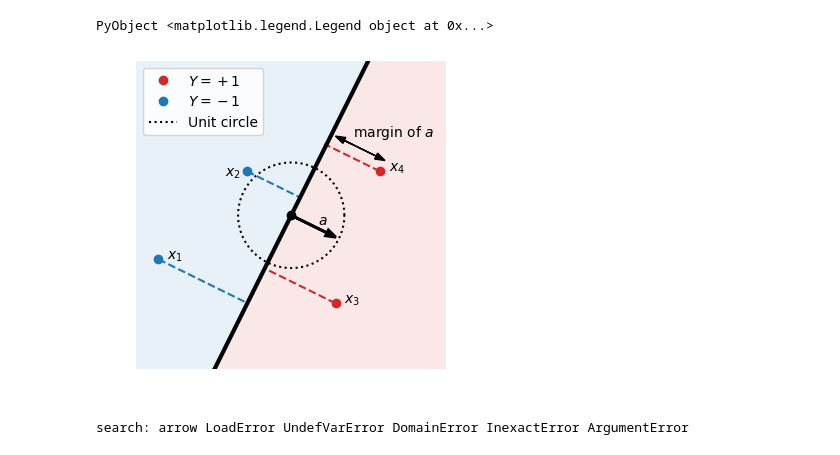
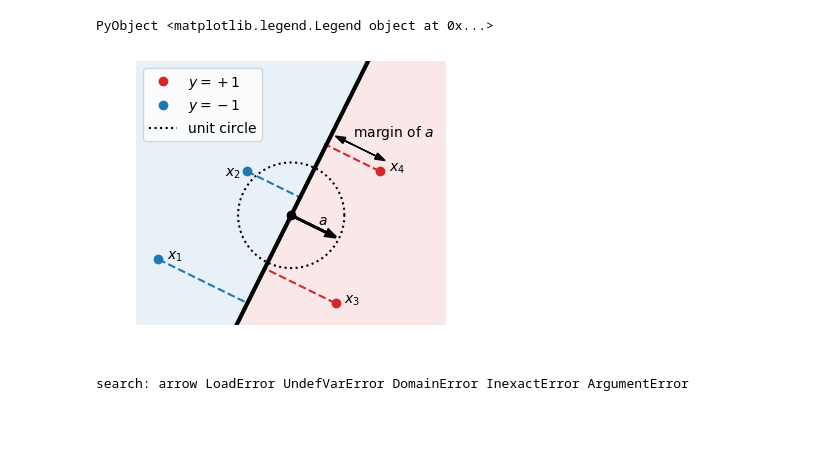
Before and after one commit to lchizat/2020_implicitbias_blog, a Jupyter notebook: implicitbias_convex.ipynb, the cells around one changed output. Cells and saved outputs as stored; diff of their text form; code cells hidden in the pictures; blank space fills up the shorter version.

```diff
--- a/implicitbias_convex.ipynb
+++ b/implicitbias_convex.ipynb
@@ -233,42 +233,42 @@ as, betas, margins = logistic_reg_lin(X, Y, 0.1, 1000)
 abars = as ./ betas'
 a = abars[:,end]
 
-fig = figure(figsize=[4,4])
-plot(X[Y.==1,1], X[Y.==1,2],"oC3",label=L"Y=+1")
-plot(X[Y.==-1,1], X[Y.==-1,2],"oC0",label=L"Y=-1")
+fig = figure(figsize=[4,4*6/7])
+plot(X[Y.==1,1], X[Y.==1,2],"oC3",label=L"y=+1")
+plot(X[Y.==-1,1], X[Y.==-1,2],"oC0",label=L"y=-1")
 ts = -5:0.01:5
 fill_betweenx(ts, -a[2].*ts /a[1],4,alpha=0.1,color="C3")
 fill_betweenx(ts, -4,-a[2].*ts /a[1],alpha=0.1,color="C0")
 arrow(0,0,0.9*a[1],0.9*a[2],lw=2,head_width=0.15,color="k",overhang=0)
 text(0.6,-0.2,L"a")
 plot([0],[0],"ok")
 #text(-0.95,0.1,L"(0,0)")
 ts=0.0:0.01:2.0
-plot(1.2*cospi.(ts),1.2*sinpi.(ts),":k",label="Unit circle")
+plot(1.2*cospi.(ts),1.2*sinpi.(ts),":k",label="unit circle")
 f = 2.2
 plot([X[1,1],X[1,1]+f*a[1]],[X[1,2], X[1,2] + f*a[2]],"--C0")
 f = 1.3
 plot([X[2,1],X[2,1]+f*a[1]],[X[2,2], X[2,2] + f*a[2]],"--C0")
 f = -1.8
 plot([X[3,1],X[3,1]+f*a[1]],[X[3,2], X[3,2] + f*a[2]],"--C3")
 f = -1.4
 plot([X[4,1],X[4,1]+f*a[1]],[X[4,2], X[4,2] + f*a[2]],"--C3")
 text(X[1,1]+0.2,X[1,2],L"x_1")
 text(X[2,1]-0.5,X[2,2]-0.1,L"x_2")
 text(X[3,1]+0.2,X[3,2],L"x_3")
 text(X[4,1]+0.2,X[4,2],L"x_4")
-axis([-3.5,3.5,-3.5,3.5])
+axis([-3.5,3.5,-2.5,3.5])
 arrow(1.2,1.7,0.8*a[1],0.8*a[2],lw=1,head_width=0.15,color="k",overhang=0)
 f =0.2
 arrow(1.2+f*a[1],1.7+f*a[2],-f*a[1],-f*a[2],lw=1,head_width=0.15,color="k",overhang=0)
 text(1.4,1.8,L"margin of $a$")
 ts = -5:0.01:5
 plot(-a[2].*ts /a[1], ts,"k",lw=3)
 axis("off")
 legend(loc=2)
 savefig("max_margin.png",dpi=200, bbox_inches="tight")
 # %% [output]
-[figure, old version]
+[figure, new version]
 # %%
 ?arrow
 # %% [output]
```
Also changed, not shown: 9 other files.
